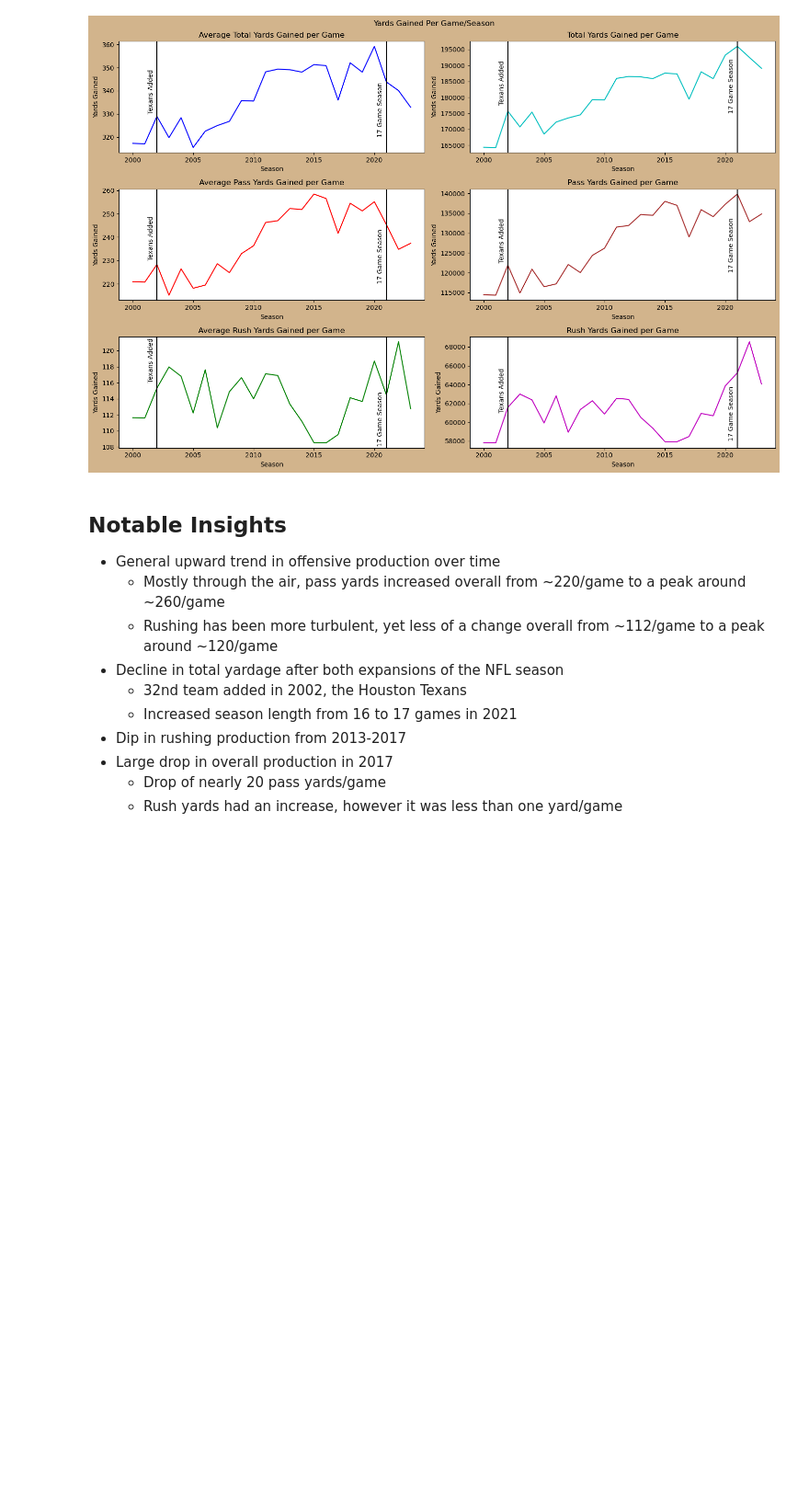
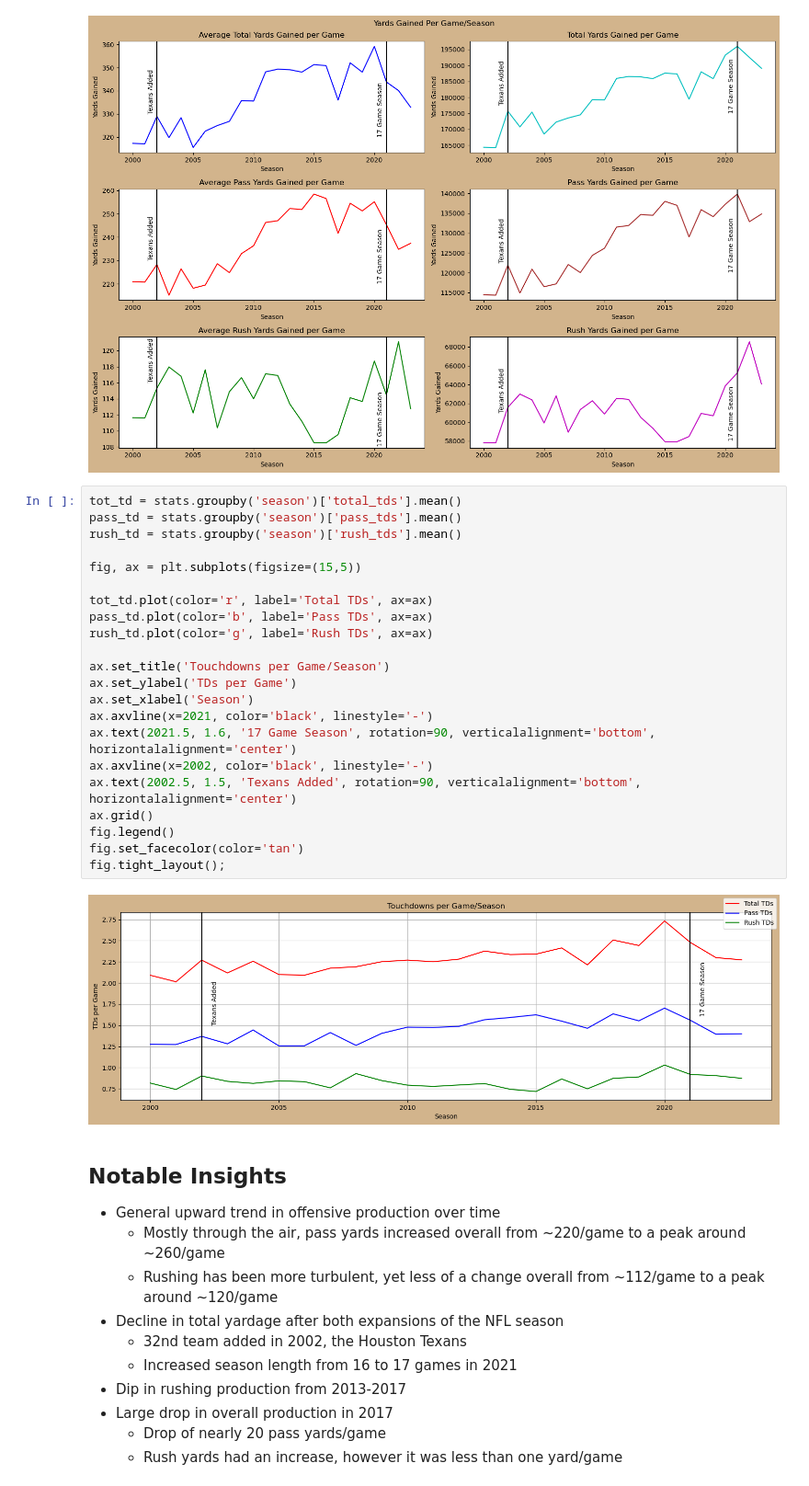
Before and after one commit to RussBone/nfl_data_exploration, a Jupyter notebook: nfl_exploration.ipynb, the cells around one changed output. Shown at 92% size. Saved outputs shown, nothing was run; the diff lists cells and outputs as text; blank space fills up the shorter version.

```diff
--- a/nfl_exploration.ipynb
+++ b/nfl_exploration.ipynb
@@ -130,6 +138,30 @@ fig.suptitle('Yards Gained Per Game/Season')
 fig.tight_layout();
 # %% [output]
 [figure]
+# %%
+tot_td = stats.groupby('season')['total_tds'].mean()
+pass_td = stats.groupby('season')['pass_tds'].mean()
+rush_td = stats.groupby('season')['rush_tds'].mean()
+
+fig, ax = plt.subplots(figsize=(15,5))
+
+tot_td.plot(color='r', label='Total TDs', ax=ax)
+pass_td.plot(color='b', label='Pass TDs', ax=ax)
+rush_td.plot(color='g', label='Rush TDs', ax=ax)
+
+ax.set_title('Touchdowns per Game/Season')
+ax.set_ylabel('TDs per Game')
+ax.set_xlabel('Season')
+ax.axvline(x=2021, color='black', linestyle='-')
+ax.text(2021.5, 1.6, '17 Game Season', rotation=90, verticalalignment='bottom', horizontalalignment='center')
+ax.axvline(x=2002, color='black', linestyle='-')
+ax.text(2002.5, 1.5, 'Texans Added', rotation=90, verticalalignment='bottom', horizontalalignment='center')
+ax.grid()
+fig.legend()
+fig.set_facecolor(color='tan')
+fig.tight_layout();
+# %% [output]
+[figure, added]
 # %% [markdown]
 ## Notable Insights
 - General upward trend in offensive production over time
```
Also changed, not shown: parts of 3 cells of this notebook, 1 other file.
